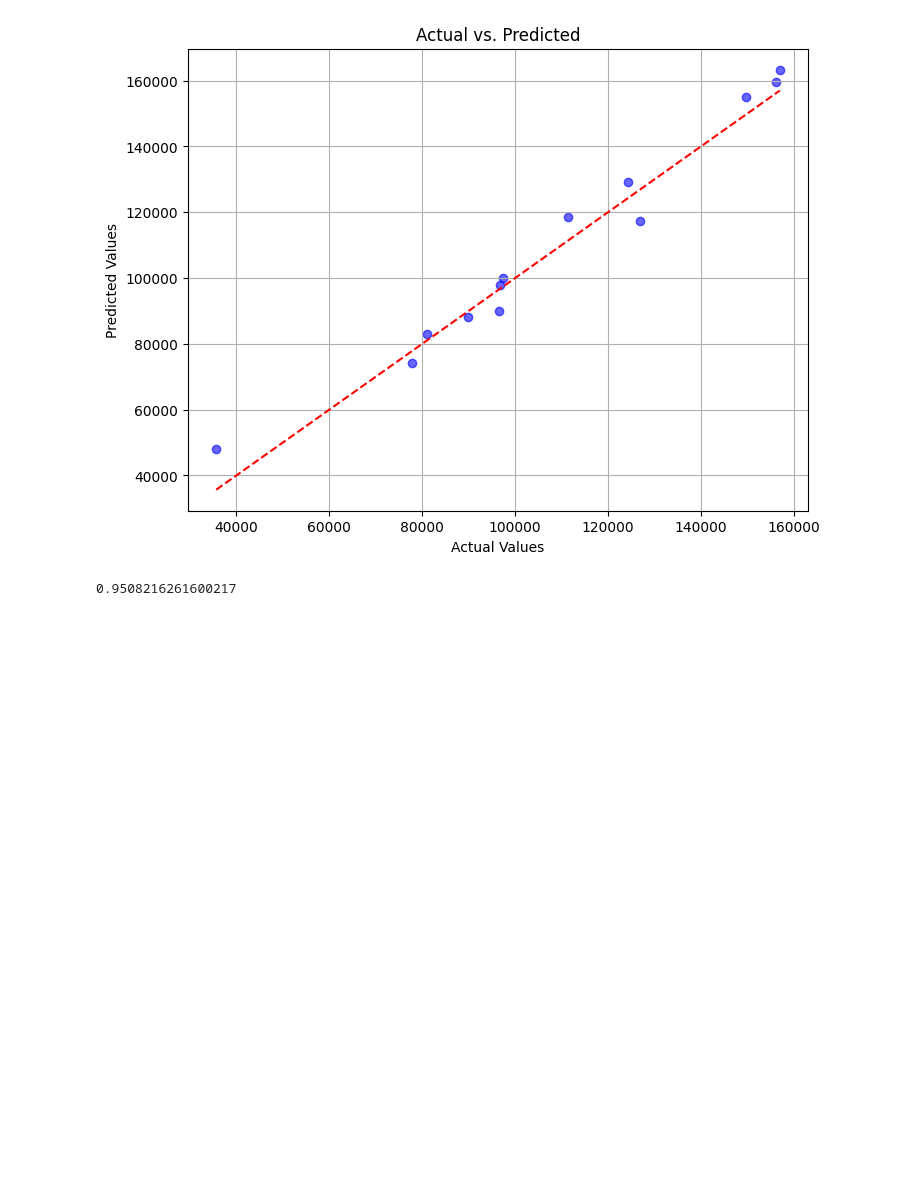
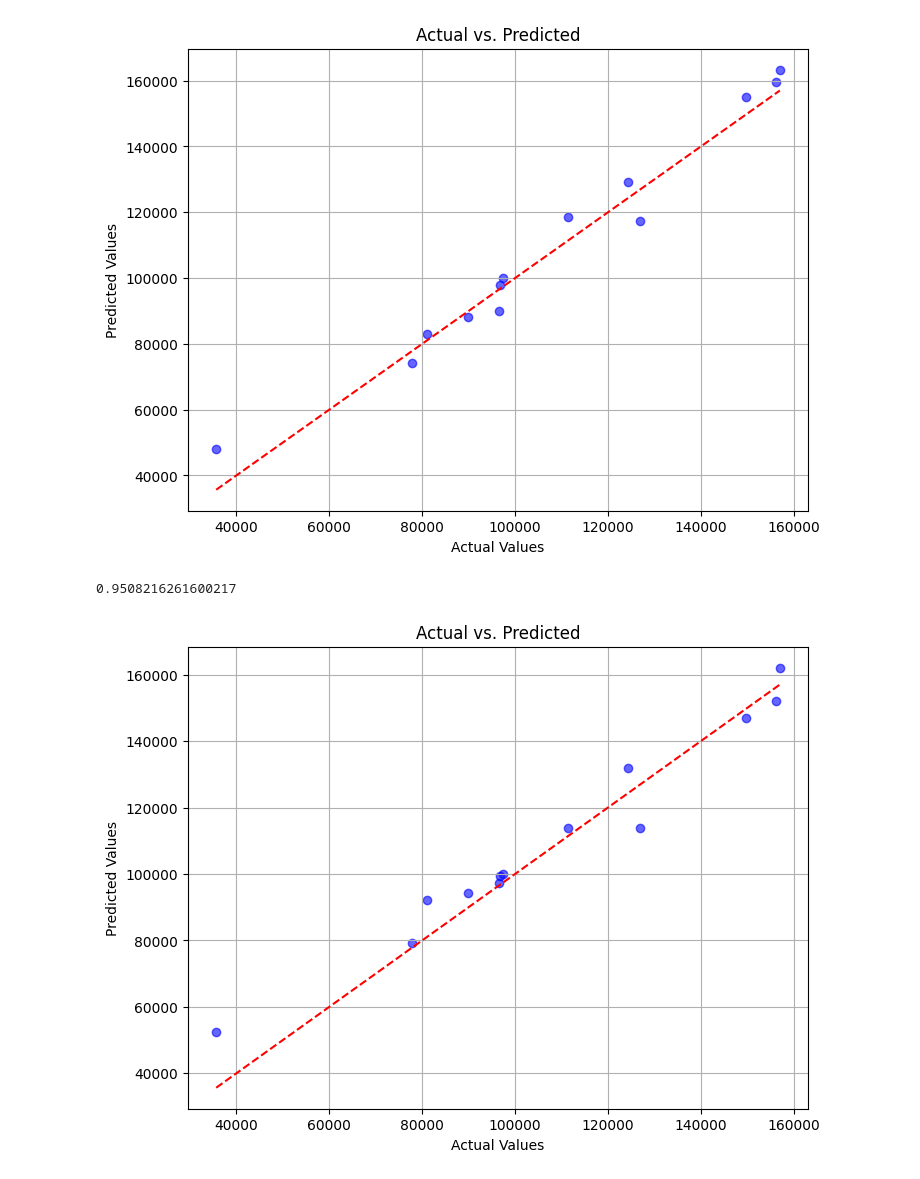
Before and after one commit to mohith1306/startup_profit_prediction, a Jupyter notebook: startupprediction.ipynb, the cells around one changed output. Saved outputs shown, nothing was run; the diff lists cells and outputs as text; code cells hidden in the pictures; blank space fills up the shorter version.

```diff
--- a/startupprediction.ipynb
+++ b/startupprediction.ipynb
@@ -183,3 +188,15 @@ y_predict = rf.predict(test_x)
 print(r2_score(test_y,y_predict))
 # %% [output]
 0.9508216261600217
+# %%
+#This is plot for actual vs predicted values for random forest regression model.
+plt.figure(figsize=(8,6))
+plt.scatter(test_y,y_predict,color='blue',alpha=0.6)
+plt.plot([test_y.min(), test_y.max()], [test_y.min(), test_y.max()], color='red', linestyle='--')  # perfect line
+plt.xlabel('Actual Values')
+plt.ylabel('Predicted Values')
+plt.title('Actual vs. Predicted')
+plt.grid(True)
+plt.show()
+# %% [output]
+[figure, added]
```
Also changed, not shown: parts of 4 cells of this notebook.
